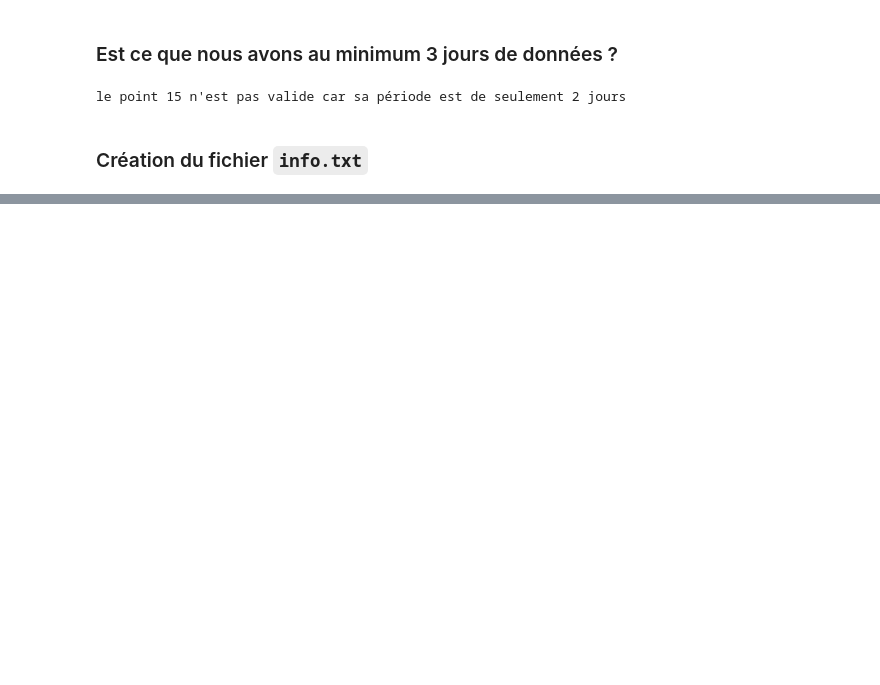
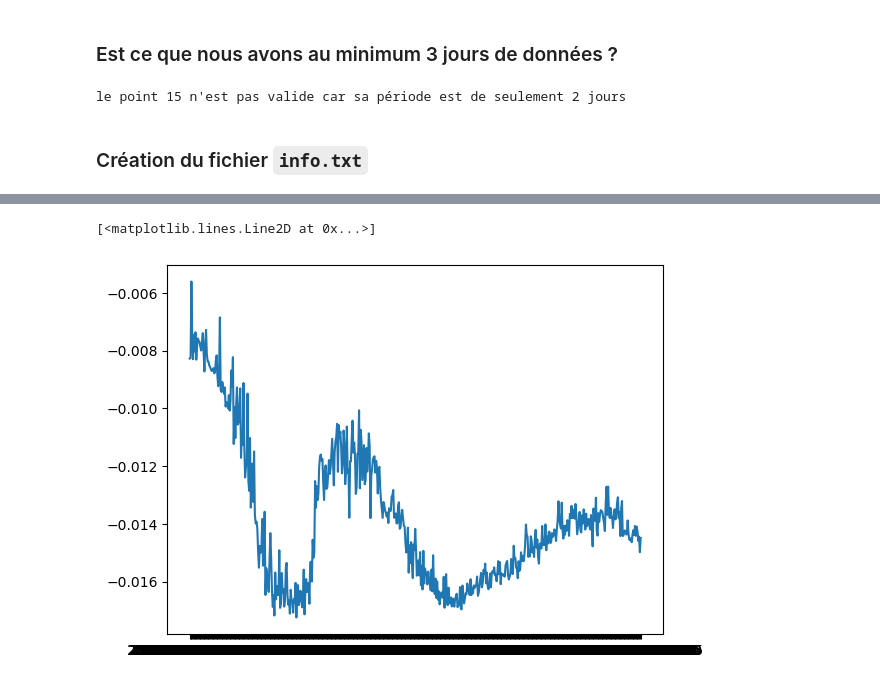
Before and after one commit to Lauredesorgues/MOLONARI_projet_3-, a Jupyter notebook: traitement_data_molonari_12-10_Francisco_mod.ipynb, the cells around one changed output, grey strips where cells are left out. Drawn from its saved outputs; the diff is of its cells as text; code cells hidden in the pictures; blank space fills up the shorter version.

```diff
--- a/traitement_data_molonari_12-10_Francisco_mod.ipynb
+++ b/traitement_data_molonari_12-10_Francisco_mod.ipynb
@@ -335,0 +393,5 @@ False
+# %%
+plt.plot(data[0]['pression2']['dates'], data[0]['pression2']['dH'])
+# %% [output]
+[<matplotlib.lines.Line2D at 0x...>]
+[figure, added]
```
Also changed, not shown: parts of 16 cells of this notebook, 1 other file.
